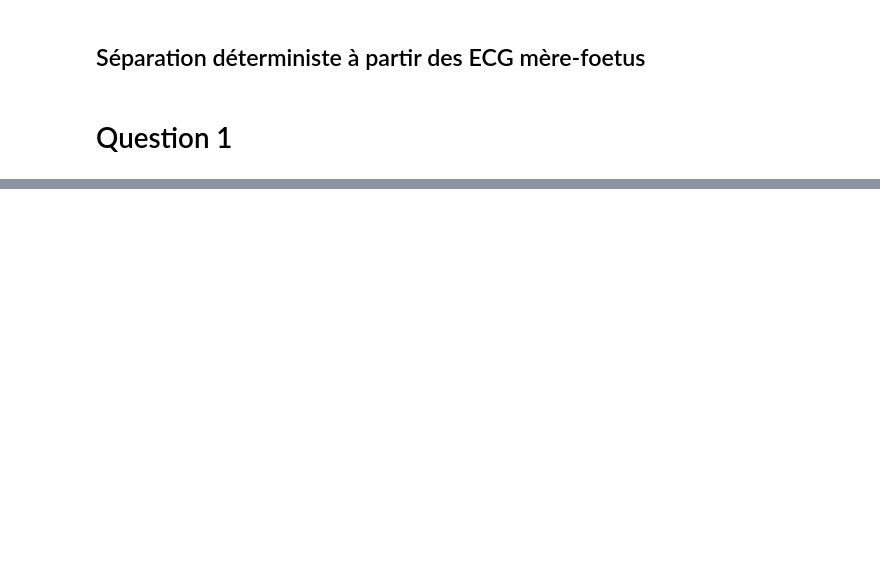
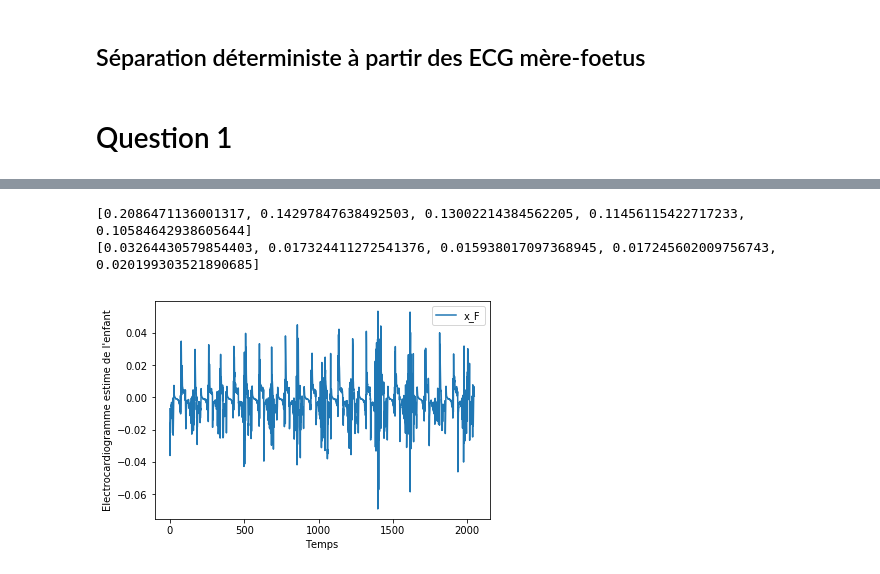
Before and after one commit to GregoirePacreau/ProjetTS, a Jupyter notebook: Projet 4 - ECG/projet.ipynb, the cells around one changed output, grey strips where cells are left out. Saved outputs shown, nothing was run; the diff lists cells and outputs as text; code cells hidden in the pictures; blank space fills up the shorter version.

```diff
--- a/Projet 4 - ECG/projet.ipynb
+++ b/Projet 4 - ECG/projet.ipynb
@@ -297,0 +314,12 @@ On écrit :
+# %%
+#Moindres carrés pour obtenir à partir de L échantillons consécutifs de y_T et l'échantillon présent de y_A, les L paramètres du filtre h et x_F[n]
+L = 5 #ordre du filtre
+x_F = [0] * (N - L) # pour estimer x_F[n], on a besoin des L échantillons précédents de y_T
+h = [[0 for i in range(0,L)] for j in range(0,N-L)]
+for n in range(0,N-L):
+    b = [y_A[n]]
+    a = [[y_T[n-i] for i in range(0,L)]]
+    a[0].append(1)
+    lst_sqr = np.linalg.lstsq(a,b)
+    x_F[n] = lst_sqr[0][L]
+    h[n] = lst_sqr[0][0:L]
@@ -297,0 +329,36 @@ On écrit :
+# %%
+#Regardons quels sont en moyenne les coefficients du filtre obtenus ainsi que la variance
+h_mean = [0] * L
+for i in range(0,L):
+    for j in range(0,N-L):
+        h_mean[i]+=h[j][i]
+    h_mean[i] = h_mean[i] / (N-L)
+
+print(h_mean)
+
+h_var = [0] * L
+for i in range(0,L):
+    for j in range(0,N-L):
+        h_var[i]+=(h[j][i] - h_mean[i])**2
+    h_var[i] = h_var[i] / (N-L-1)
+
+print(h_var)
+# %% [output]
+[0.2086471136001317, 0.14297847638492503, 0.13002214384562205, 0.11456115422717233, 0.10584642938605644]
+[0.03264430579854403, 0.017324411272541376, 0.015938017097368945, 0.017245602009756743, 0.020199303521890685]
+# %%
+#Visualisation de la puissance de 2 la plus proche des N-L échantillons du signal obtenu
+N = 2048
+x_F = x_F[0:N]
+
+plt.xlabel('Temps')
+plt.ylabel('Electrocardiogramme estime de l\'enfant')
+
+t = [i for i in range(0,N)]
+
+plt.plot(t, x_F)
+
+plt.legend(['x_F'])
+plt.show()
+# %% [output]
+[figure, added]
```
Also changed, not shown: parts of 13 cells of this notebook.
